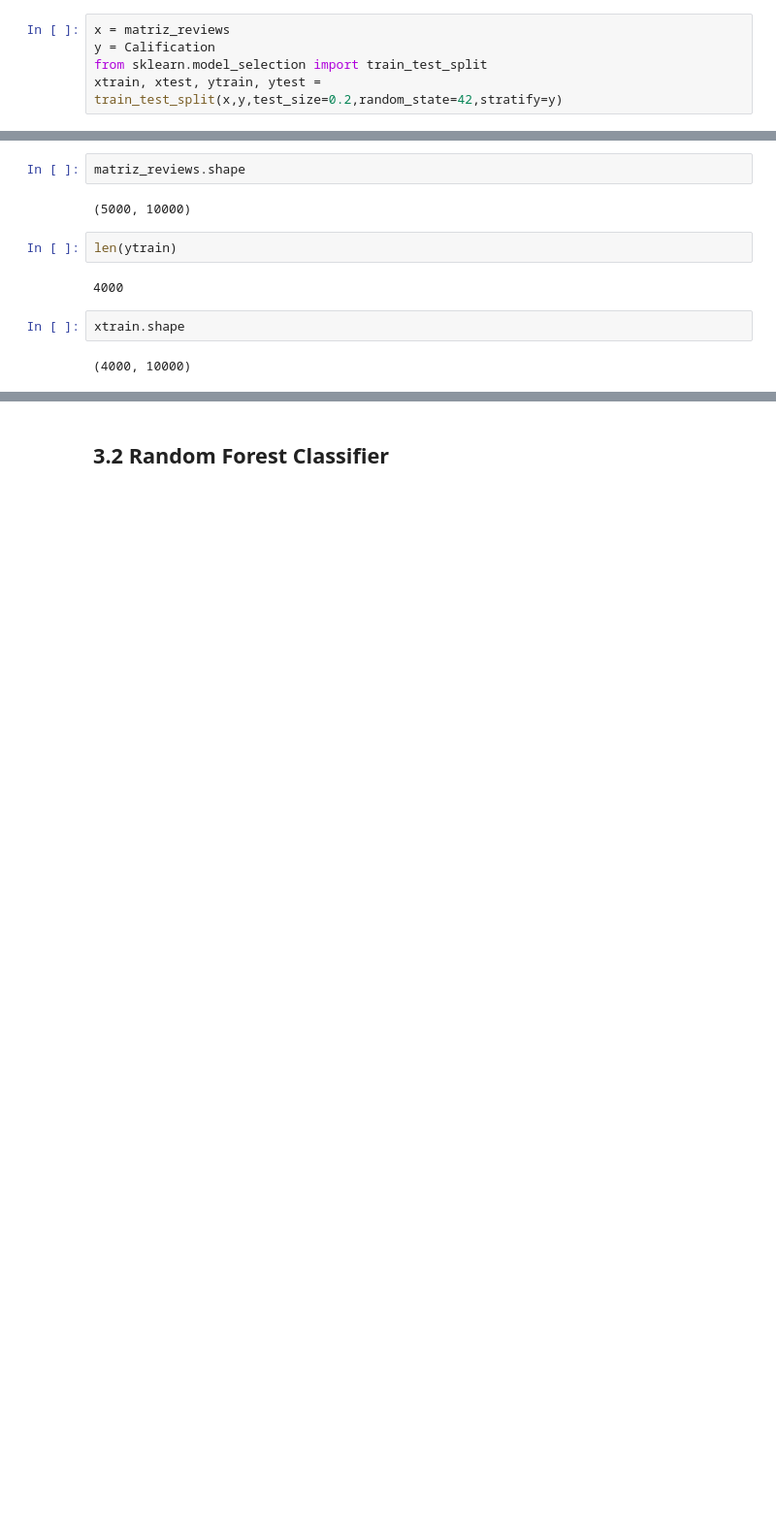
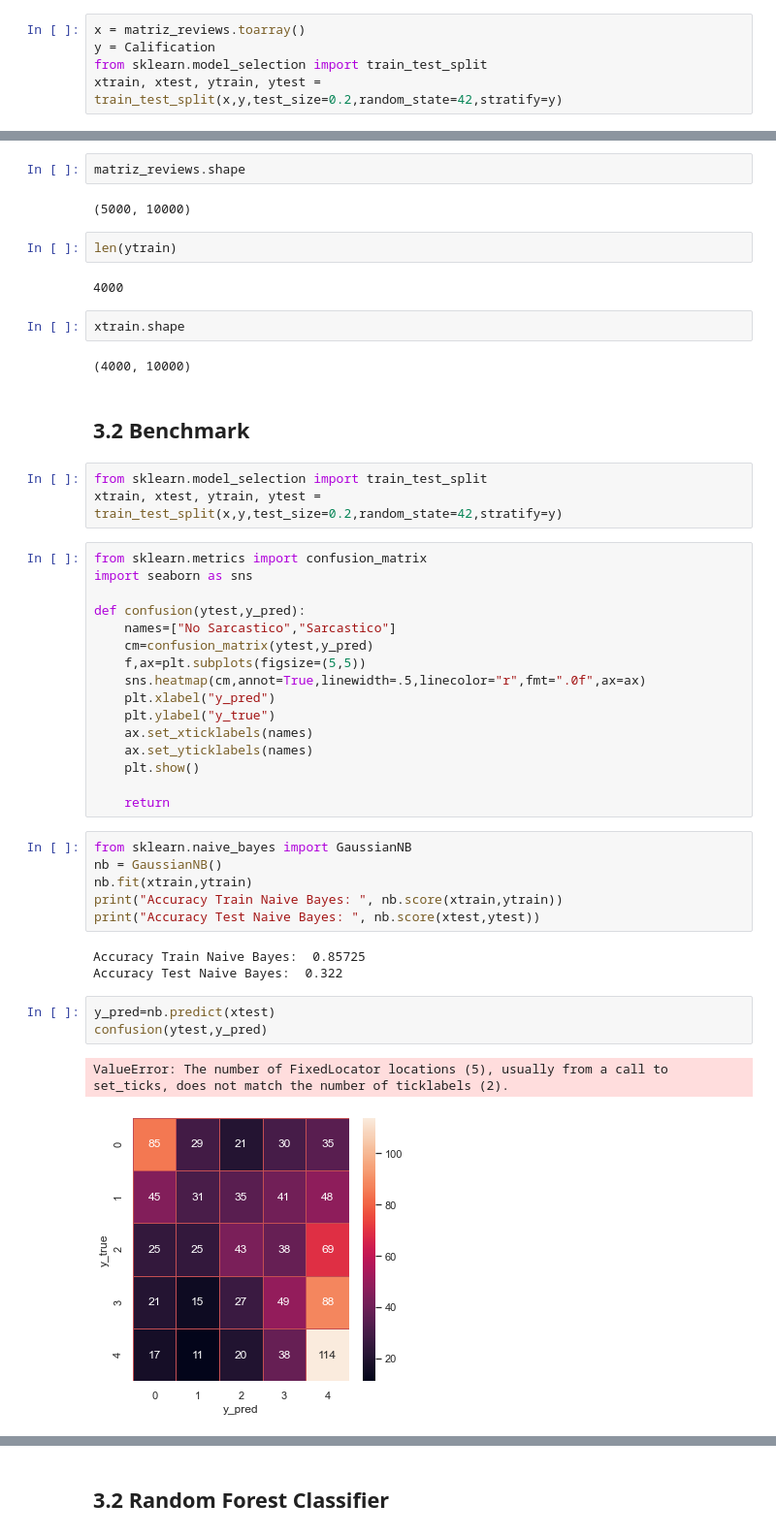
Before and after one commit to ldotto46/02.Proj_Amazon-NLP, a Jupyter notebook: DS_Proyecto_03_NLP.ipynb, the cells around one changed output, grey strips where cells are left out. Shown at 97% size. Cells and saved outputs as stored; diff of their text form; blank space fills up the shorter version.

Commit message:
Naive Bayes

```diff
--- a/DS_Proyecto_03_NLP.ipynb
+++ b/DS_Proyecto_03_NLP.ipynb
@@ -355,7 +387,7 @@ list
 # %% [markdown]
 ## 3.1 Definicion de variables
 # %%
-x = matriz_reviews
+x = matriz_reviews.toarray()
 y = Calification
 from sklearn.model_selection import train_test_split
 xtrain, xtest, ytrain, ytest = train_test_split(x,y,test_size=0.2,random_state=42,stratify=y)
@@ -375,3 +407,39 @@ len(ytrain)
 xtrain.shape
 # %% [output]
 (4000, 10000)
+# %% [markdown]
+## 3.2 Benchmark
+# %%
+from sklearn.model_selection import train_test_split
+xtrain, xtest, ytrain, ytest = train_test_split(x,y,test_size=0.2,random_state=42,stratify=y)
+# %%
+from sklearn.metrics import confusion_matrix
+import seaborn as sns
+
+def confusion(ytest,y_pred):
+    names=["No Sarcastico","Sarcastico"]
+    cm=confusion_matrix(ytest,y_pred)
+    f,ax=plt.subplots(figsize=(5,5))
+    sns.heatmap(cm,annot=True,linewidth=.5,linecolor="r",fmt=".0f",ax=ax)
+    plt.xlabel("y_pred")
+    plt.ylabel("y_true")
+    ax.set_xticklabels(names)
+    ax.set_yticklabels(names)
+    plt.show()
+
+    return
+# %%
+from sklearn.naive_bayes import GaussianNB
+nb = GaussianNB()
+nb.fit(xtrain,ytrain)
+print("Accuracy Train Naive Bayes: ", nb.score(xtrain,ytrain))
+print("Accuracy Test Naive Bayes: ", nb.score(xtest,ytest))
+# %% [output]
+Accuracy Train Naive Bayes:  0.85725
+Accuracy Test Naive Bayes:  0.322
+# %%
+y_pred=nb.predict(xtest)
+confusion(ytest,y_pred)
+# %% [output]
+ValueError: The number of FixedLocator locations (5), usually from a call to set_ticks, does not match the number of ticklabels (2).
+[figure, added]
```
Also changed, not shown: parts of 11 cells of this notebook.
